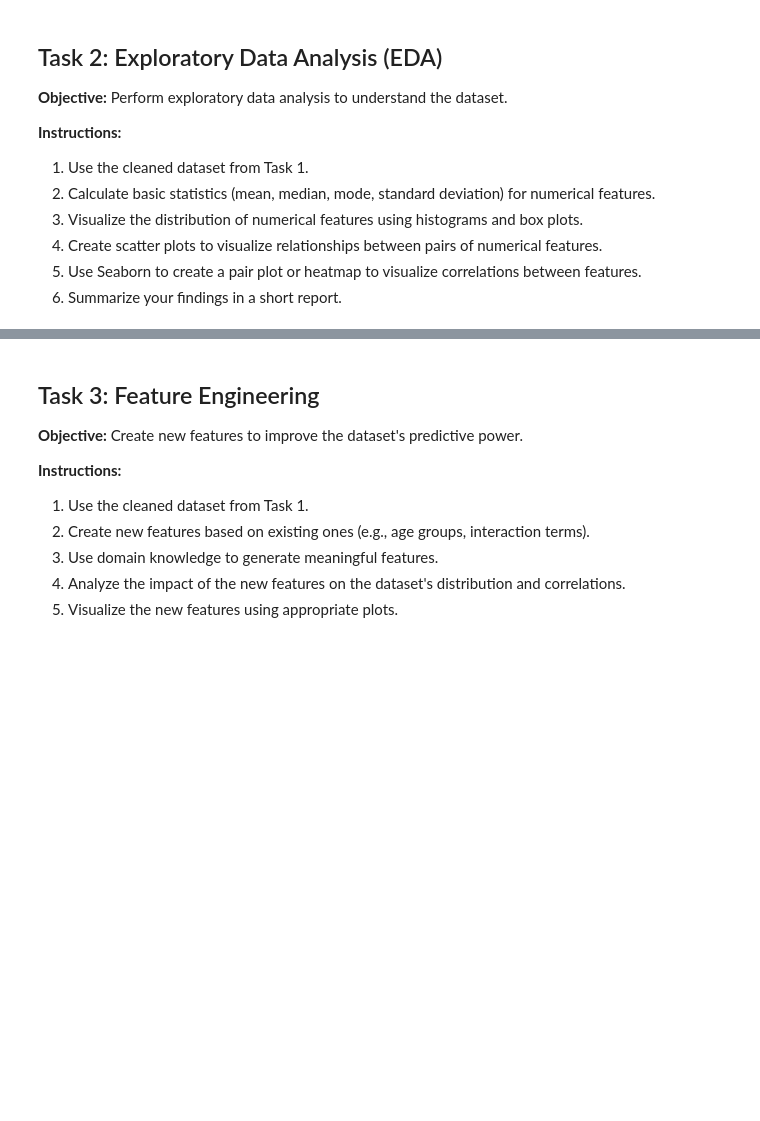
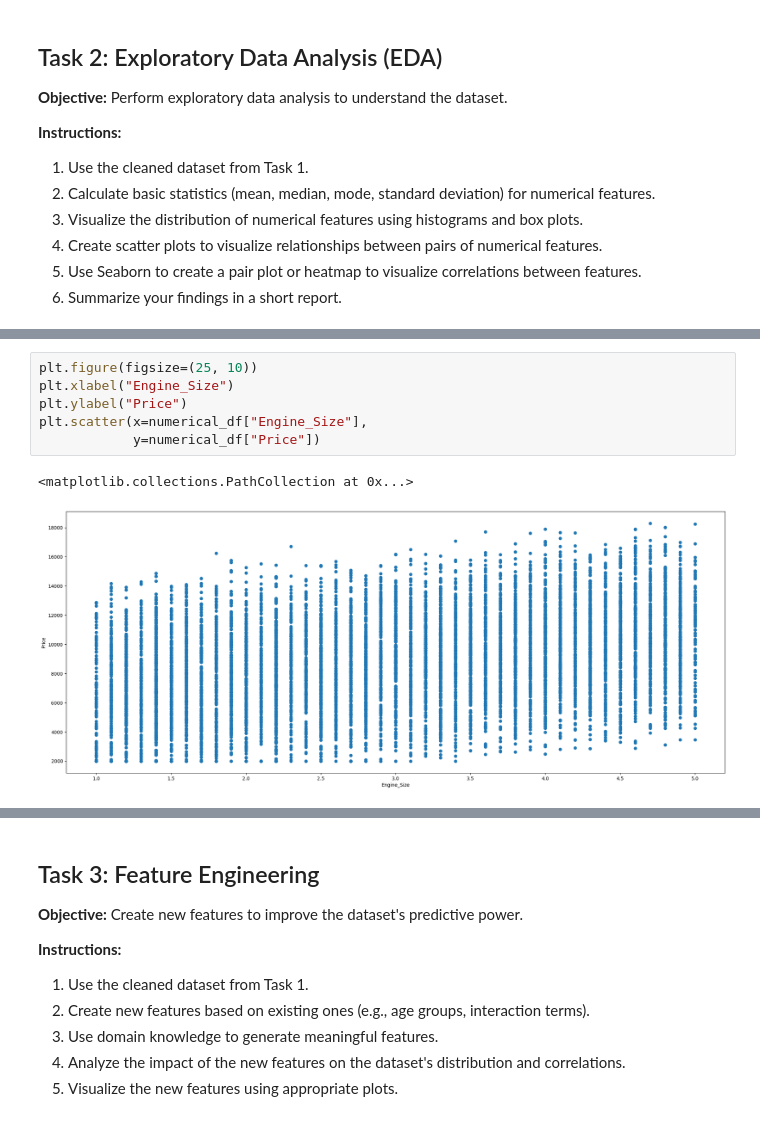
Before and after one commit to ivan-22-3-5/ML_6th_sem, a Jupyter notebook: lab1/lab_1.ipynb, the cells around one changed output, grey strips where cells are left out. Cells and saved outputs as stored; diff of their text form; blank space fills up the shorter version.

```diff
--- a/lab1/lab_1.ipynb
+++ b/lab1/lab_1.ipynb
@@ -75,0 +116,9 @@ df.to_csv("cleaned_car_price_dataset.csv", index=False)
+# %%
+plt.figure(figsize=(25, 10))
+plt.xlabel("Engine_Size")
+plt.ylabel("Price")
+plt.scatter(x=numerical_df["Engine_Size"],
+            y=numerical_df["Price"])
+# %% [output]
+<matplotlib.collections.PathCollection at 0x...>
+[figure, added]
```
Also changed, not shown: parts of 8 cells of this notebook, 2 other files.
